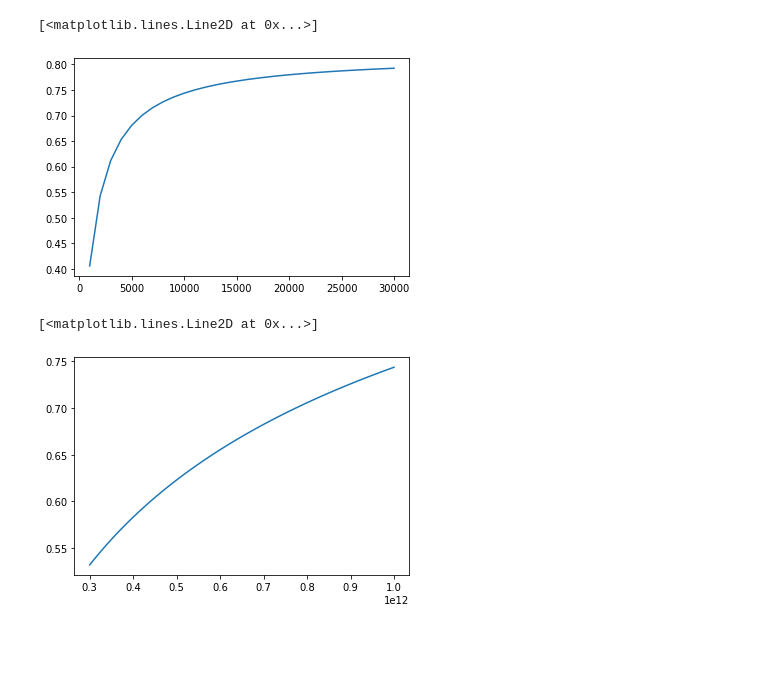
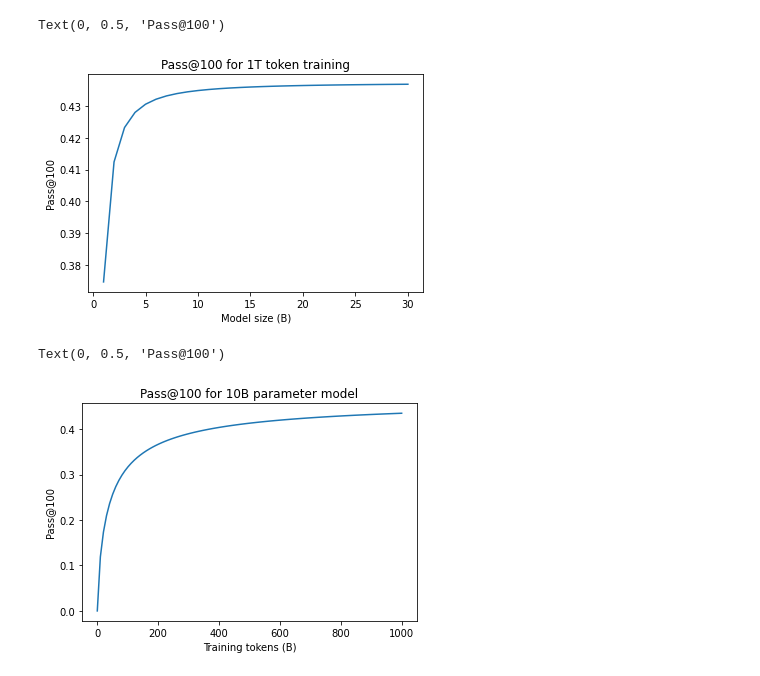
Before and after one commit to bigcode-project/bigcode-analysis, a Jupyter notebook: data_analysis/notebooks/ScalingLaws.ipynb, the cells around one changed output. Saved outputs shown, nothing was run; the diff lists cells and outputs as text; code cells hidden in the pictures; blank space fills up the shorter version.

Commit message:
update scaling laws

```diff
--- a/data_analysis/notebooks/ScalingLaws.ipynb
+++ b/data_analysis/notebooks/ScalingLaws.ipynb
@@ -55,7 +128,8 @@ import numpy as np
 def function(x):
     a, b, e, alpha, beta = x
     overall_sum = 0
-    for N, D, L in zip(df["training_tokens"], df["param_count"], df["PassRate"]):
+    for N, D, L in zip(df["training_tokens"], df["param_count"], df["valid_loss"]):
+        D = D*1e6
         element = huber(0.001, logsumexp([a - alpha*np.log(N),b -  beta*np.log(D), e]) - np.log(L))
         overall_sum+=element
     return overall_sum
@@ -96,0 +170,14 @@ params
+# %%
+opt_alpha = params.x[-2]
+opt_beta = params.x[-1]
+
+opt_a =  opt_beta / (opt_alpha+opt_beta)
+opt_b =  opt_alpha / (opt_alpha+opt_beta)
+
+A = np.exp(params.x[0])
+B = np.exp(params.x[1])
+G = ((opt_alpha*A)/(opt_beta*B))**(1/(opt_alpha+opt_beta))
+
+print("a", opt_a)
+print("b", opt_b)
+print("G", G)
@@ -96,0 +188,18 @@ params
+# %%
+def opt_N_D(C):
+    opt_N = G*(C/6)**opt_a
+    opt_D = (1/G)*(C/6)**opt_b
+    return opt_N, opt_D
+# %%
+scaling = []
+
+for C in [1.92e19, 1.21e20, 1.23e22, 5.76e23, 3.85e24, 9.90e24, 3.43e25, 1.27e26, 1.30e28]:
+    N, D = opt_N_D(C)
+    scaling.append(
+        {"compute": f"{C:e}",
+         "tokens (B)": f"{N/1e9:.2f}",
+         "parameters (B)": f"{D/1e9:.2f}"
+        }
+    )
+
+pd.DataFrame(scaling)
@@ -167,16 +289,22 @@ scaling_law(1e12, 10_000, params.x)
 # %%
 import matplotlib.pyplot as plt
 
-x = np.linspace(1_000, 30_000, 30)
+x = np.linspace(1, 30, 30)
 
-plt.plot(x, [scaling_law(1e12, i, params.x) for i in x])
+plt.plot(x, [scaling_law(1e12, i*1000, params.x) for i in x])
+plt.title("Pass@100 for 1T token training")
+plt.xlabel("Model size (B)")
+plt.ylabel("Pass@100")
 # %% [output]
-[<matplotlib.lines.Line2D at 0x...>]
+Text(0, 0.5, 'Pass@100')
-[figure, old version]
+[figure, new version]
 # %%
-x = np.linspace(3e11, 1e12, 100)
+x = np.linspace(0, 1000, 100)
 
-plt.plot(x, [scaling_law(i, 10_000, params.x) for i in x])
+plt.plot(x, [scaling_law(i*1e9, 10_000, params.x) for i in x])
+plt.title("Pass@100 for 10B parameter model")
+plt.xlabel("Training tokens (B)")
+plt.ylabel("Pass@100")
 # %% [output]
-[<matplotlib.lines.Line2D at 0x...>]
+Text(0, 0.5, 'Pass@100')
-[figure, old version]
+[figure, new version]
```
Also changed, not shown: parts of 27 cells of this notebook.
